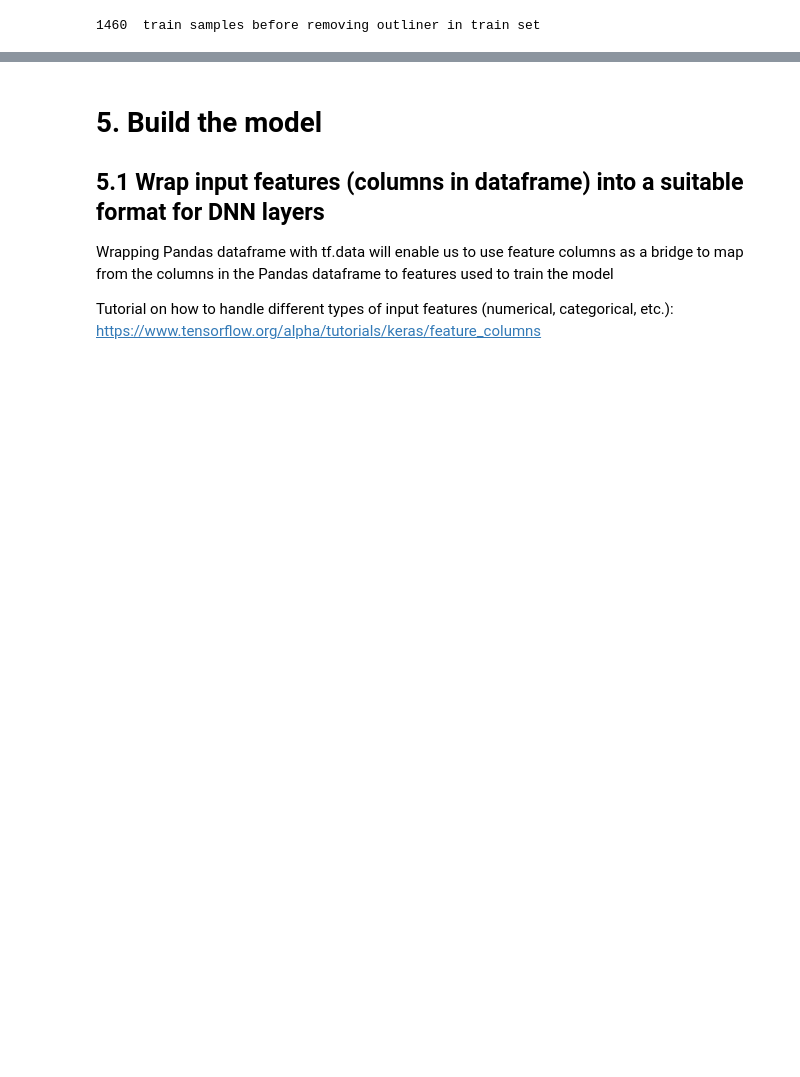
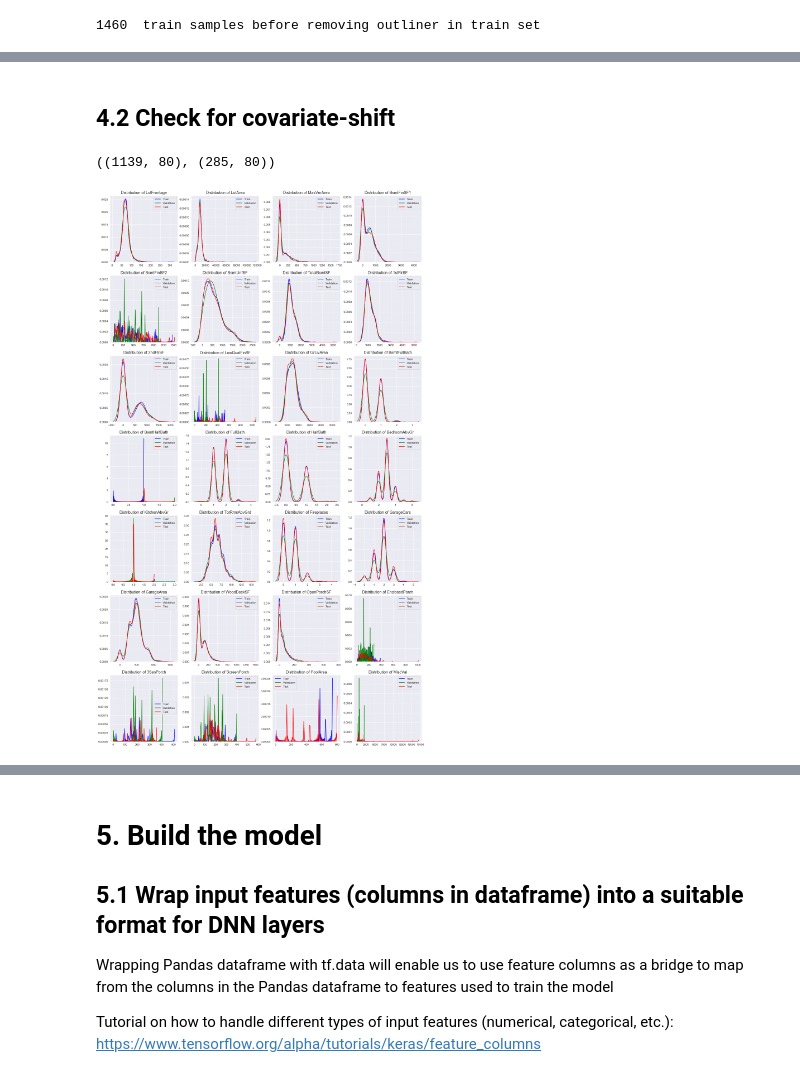
Before and after one commit to loantkvo/houseprices, a Jupyter notebook: houseprices.ipynb, the cells around one changed output, grey strips where cells are left out. Cells and saved outputs as stored; diff of their text form; code cells hidden in the pictures; blank space fills up the shorter version.

```diff
--- a/houseprices.ipynb
+++ b/houseprices.ipynb
@@ -192,3 +273,27 @@ def remove_outliers(df_numeric, methods=None, parameters={}):
+# %%
+def remove_outliers(df_numeric, method=None, parameters={}):
+    '''
+    Input:
+    - df_numeric: dataframe (of numerical features) of which outliners will be removed
+    - method: a string can be one of the two following:
+        + 'IsolationForest': use the isolationforest algorithm provided in sklearn to remove outliners
+        + 'normal': remove any values that are 3 standard-derivation away from the mean
+    - parameters: dictionary - parameters for the 'IsolationForest' algorithm
+
+    Output:
+    - isoforest_mask: mask of indexes of the outliners in the dataframe
+    '''
+    if method=='IsolationForest': #https://scikit-learn.org/stable/modules/outlier_detection.html#isolation-forest
+        from sklearn.ensemble import IsolationForest
+        clf = IsolationForest(max_samples = parameters.get('max_samples', 'auto'),
+                              random_state = parameters.get('random_state', 42),
+                              behaviour = parameters.get('behaviour', 'new'),
+                              contamination = parameters.get('contamination', 'auto'))
+        isoforest_mask = clf.fit_predict(df_numeric)
+        return isoforest_mask==1
+    elif method=='normal':#https://stackoverflow.com/questions/23199796/detect-and-exclude-outliers-in-pandas-data-frame
+        from scipy import stats
+        return (np.abs(stats.zscore(df_numeric, axis=0)) < 3).all(axis=1)
 # %%
 print(train.shape[0], " train samples before removing outliner in train set")
 # %% [output]
@@ -207,0 +314,26 @@ print(train.shape[0], " train samples after removing outliner in train set")
+# %% [markdown]
+## 4.2 Check for covariate-shift
+# %%
+# Split train into train and validation sets
+train, val = train_test_split(train, test_size=0.2, random_state=0) #80% for train and 20% for validation
+train.shape, val.shape
+# %% [output]
+((1139, 80), (285, 80))
+# %%
+# visualize if distributions of train/validation/test sets are similar
+# numerical features
+ROWS, COLS = 7, 4
+fig, axarr = plt.subplots(ROWS, COLS)
+fig.set_size_inches(20, 36)
+
+for r in range(ROWS):
+    for c in range(COLS):
+        num_feature = num_features[r*COLS + c]
+        ax = axarr[r, c]
+        sns.kdeplot(train[num_feature], color='b', ax=ax, label='Train')
+        sns.kdeplot(val[num_feature], color='g', ax=ax, label='Validation')
+        sns.kdeplot(test[num_feature], color='r', ax=ax, label='Test')
+        ax.set_title("Distribution of {}".format(num_feature), fontsize=14)
+plt.savefig("result/distributions_of_numerical_features.png", bbox_inches='tight')
+# %% [output]
+[figure, added]
```
Also changed, not shown: parts of 65 cells of this notebook, 19 other files.
